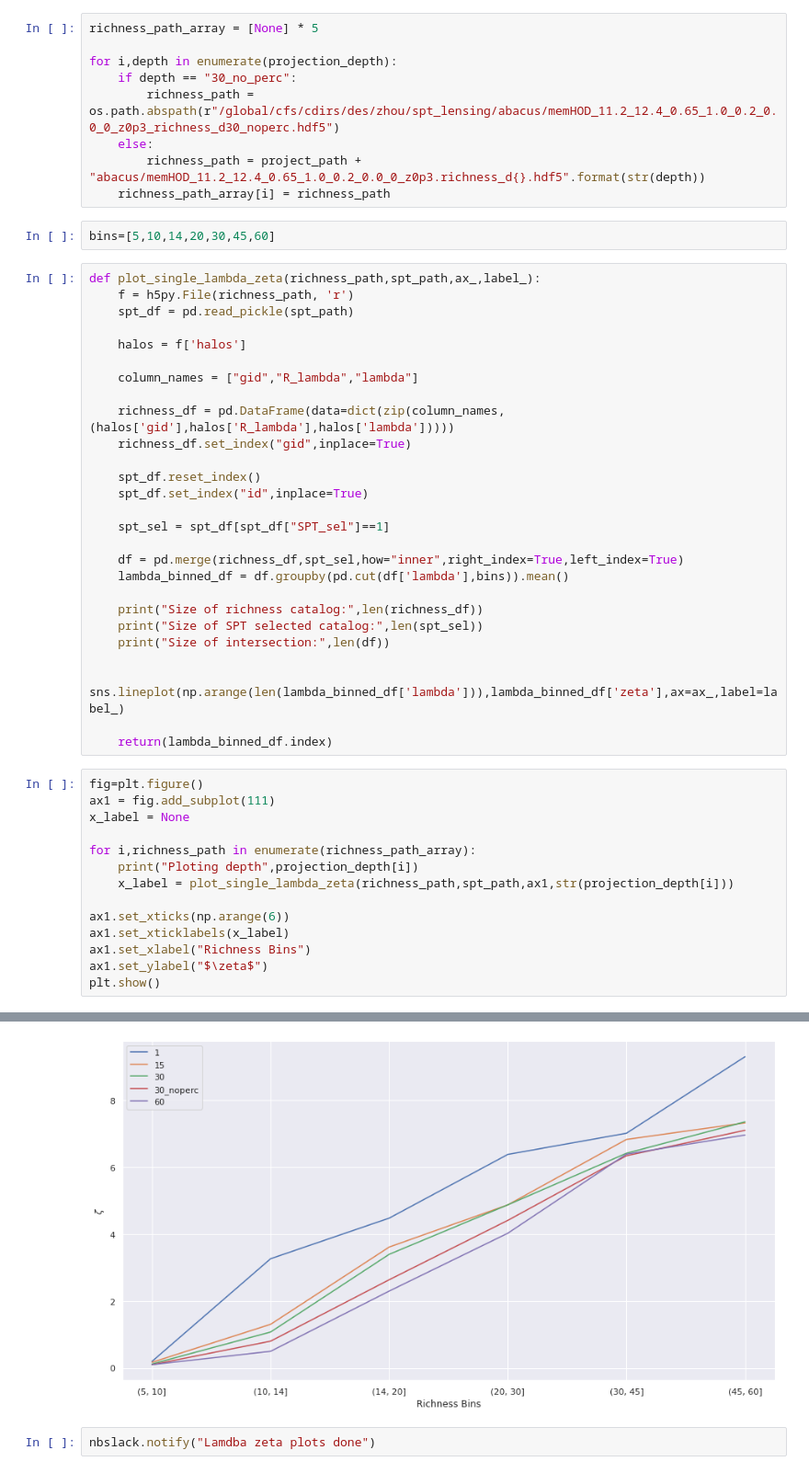
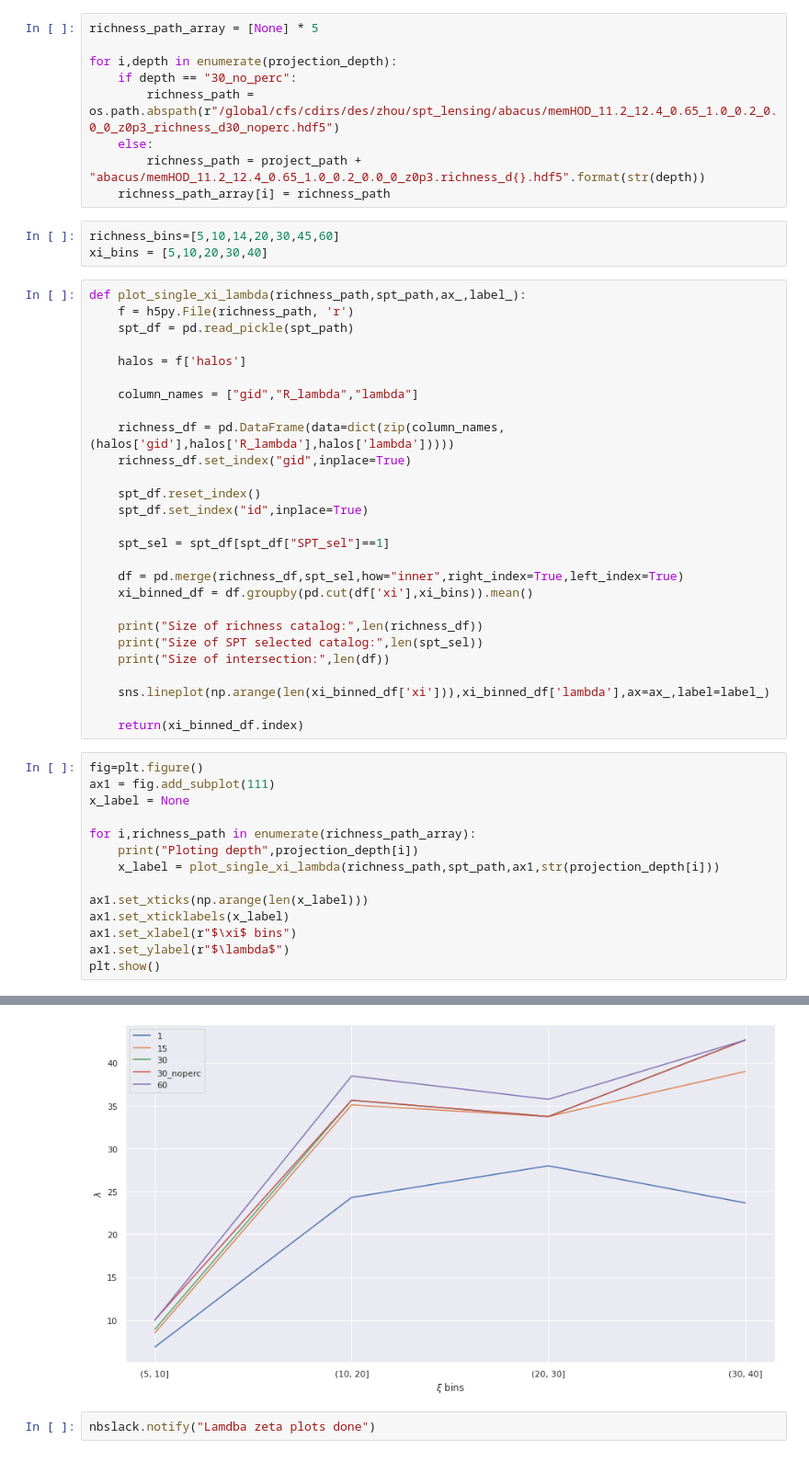
Before and after one commit to zchvsre/des_spt_selection, a Jupyter notebook: zetavslambda_all.ipynb, the cells around one changed output, grey strips where cells are left out. Shown at 92% size. Saved outputs shown, nothing was run; the diff lists cells and outputs as text.

Commit message:
update the plots to lambda vs xi

```diff
--- a/zetavslambda_all.ipynb
+++ b/zetavslambda_all.ipynb
@@ -39,9 +39,10 @@ for i,depth in enumerate(projection_depth):
         richness_path = project_path + "abacus/memHOD_11.2_12.4_0.65_1.0_0.2_0.0_0_z0p3.richness_d{}.hdf5".format(str(depth))
     richness_path_array[i] = richness_path
 # %%
-bins=[5,10,14,20,30,45,60]
+richness_bins=[5,10,14,20,30,45,60]
+xi_bins = [5,10,20,30,40]
 # %%
-def plot_single_lambda_zeta(richness_path,spt_path,ax_,label_):
+def plot_single_xi_lambda(richness_path,spt_path,ax_,label_):
     f = h5py.File(richness_path, 'r')
     spt_df = pd.read_pickle(spt_path)
 
@@ -58,50 +59,50 @@ def plot_single_lambda_zeta(richness_path,spt_path,ax_,label_):
     spt_sel = spt_df[spt_df["SPT_sel"]==1]
 
     df = pd.merge(richness_df,spt_sel,how="inner",right_index=True,left_index=True)
-    lambda_binned_df = df.groupby(pd.cut(df['lambda'],bins)).mean()
+    xi_binned_df = df.groupby(pd.cut(df['xi'],xi_bins)).mean()
 
     print("Size of richness catalog:",len(richness_df))
     print("Size of SPT selected catalog:",len(spt_sel))
     print("Size of intersection:",len(df))
 
-    sns.lineplot(np.arange(len(lambda_binned_df['lambda'])),lambda_binned_df['zeta'],ax=ax_,label=label_)
+    sns.lineplot(np.arange(len(xi_binned_df['xi'])),xi_binned_df['lambda'],ax=ax_,label=label_)
 
-    return(lambda_binned_df.index)
+    return(xi_binned_df.index)
 # %%
 fig=plt.figure()
 ax1 = fig.add_subplot(111)
 x_label = None
 
 for i,richness_path in enumerate(richness_path_array):
     print("Ploting depth",projection_depth[i])
-    x_label = plot_single_lambda_zeta(richness_path,spt_path,ax1,str(projection_depth[i]))
+    x_label = plot_single_xi_lambda(richness_path,spt_path,ax1,str(projection_depth[i]))
 
-ax1.set_xticks(np.arange(6))
+ax1.set_xticks(np.arange(len(x_label)))
 ax1.set_xticklabels(x_label)
-ax1.set_xlabel("Richness Bins")
-ax1.set_ylabel("$\zeta$")
+ax1.set_xlabel(r"$\xi$ bins")
+ax1.set_ylabel(r"$\lambda$")
 plt.show()
 # %% [output]
 Ploting depth 1
 Size of richness catalog: 1997162
 Size of SPT selected catalog: 5340
 Size of intersection: 1349
 Ploting depth 15
 Size of richness catalog: 1997162
 Size of SPT selected catalog: 5340
 Size of intersection: 1349
 Ploting depth 30
 Size of richness catalog: 1997162
 Size of SPT selected catalog: 5340
 Size of intersection: 1349
 Ploting depth 30_noperc
 Size of richness catalog: 1997162
 Size of SPT selected catalog: 5340
 Size of intersection: 1349
 Ploting depth 60
 Size of richness catalog: 2076502
 Size of SPT selected catalog: 5340
 Size of intersection: 1409
-[figure, old version]
+[figure, new version]
 # %%
 nbslack.notify("Lamdba zeta plots done")
```
